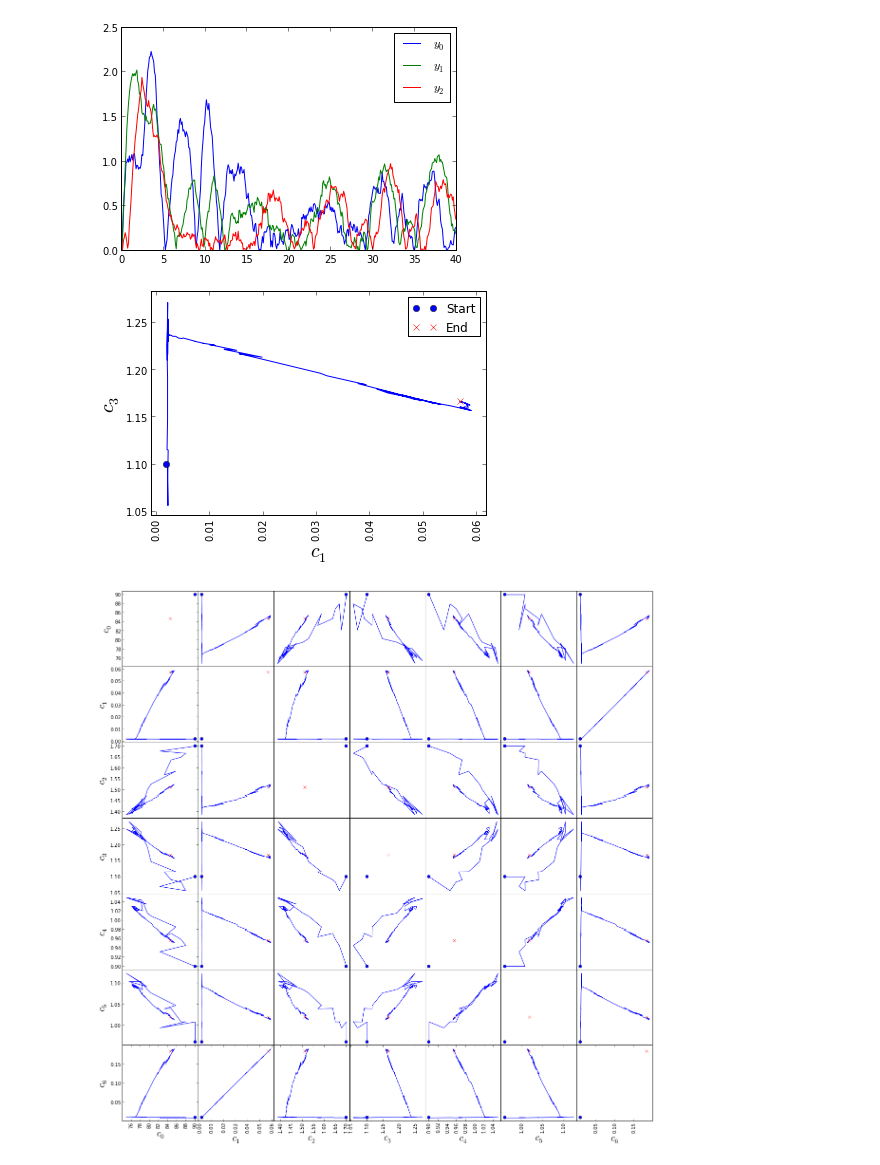
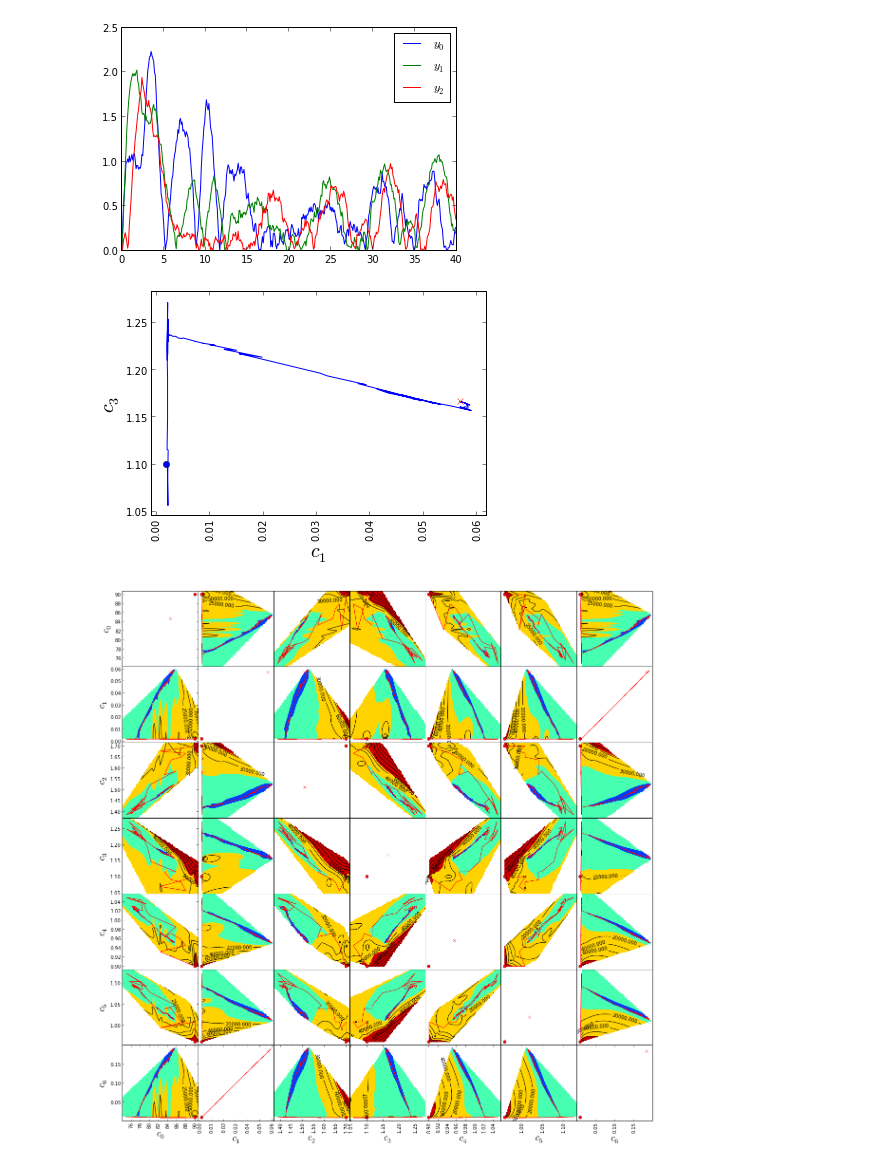
Before and after one commit to theosysbio/means, a Jupyter notebook: report/pipeline/Figure_inference_prototype.ipynb, the cells around one changed output. Saved outputs shown, nothing was run; the diff lists cells and outputs as text; code cells hidden in the pictures.

Commit message:
made landscape plot for inference

```diff
--- a/report/pipeline/Figure_inference_prototype.ipynb
+++ b/report/pipeline/Figure_inference_prototype.ipynb
@@ -65,7 +64,7 @@ inference_mea = means.Inference(mea_problem,
                                 observed_trajectories=ssa_trajectories,
                                 distance_function_type='sum_of_squares')
 # %%
-inference_result = inference_mea.infer(return_intermediate_solutions=True)
+inference_result = inference_mea.infer(return_intermediate_solutions=True, return_distance_landscape=True)
 # %%
 inference_result
 # %% [output]
@@ -145,4 +98,4 @@ def plot_trajectory(inference_result, parameter_x, parameter_y,legend=True, ax=N
 # %%
-plot_trajectory(inference_result, 'c_1', 'c_3')
+inference_result.plot_intermediate_solutions_projection('c_1', 'c_3')
 # %% [output]
-[figure, old version]
+[figure, new version]
@@ -149,16 +104,26 @@ plot_trajectory(inference_result, 'c_1', 'c_3')
 # %%
+min_dist = min([x[2] for x in inference_result.distance_landscape])
+max_dist = max([x[2] for x in inference_result.distance_landscape])
+
 fig= plt.figure(figsize=(20,20))
 fig.subplots_adjust(wspace=0, hspace=0)
 dimension = len(inference_result.problem.parameters)
 for i,parameter_y in enumerate(inference_result.problem.parameters):
     for j, parameter_x in enumerate(inference_result.problem.parameters):
 
         ax = plt.subplot(dimension,dimension, i*dimension + j + 1)
-        plot_trajectory(inference_result,parameter_x,parameter_y,legend=False, ax=ax, start_end_only=i==j)
+        if i != j:
+            inference_result.plot_distance_landscape_projection(parameter_x, parameter_y,
+                                                                norm=LogNorm(), vmin=min_dist, vmax=max_dist)
+        inference_result.plot_intermediate_solutions_projection(parameter_x,parameter_y,legend=False, ax=ax,
+                                                                start_and_end_locations_only=i==j,
+                                                                color='red',
+                                                                start_marker='ro',
+                                                                end_marker='rx')
         if j != 0:
             ax.yaxis.set_visible(False)
 
         if i != dimension - 1:
             ax.xaxis.set_visible(False)
 # %% [output]
-[figure, old version]
+[figure, new version]
```
Also changed, not shown: parts of 4 cells of this notebook, 1 other file.
